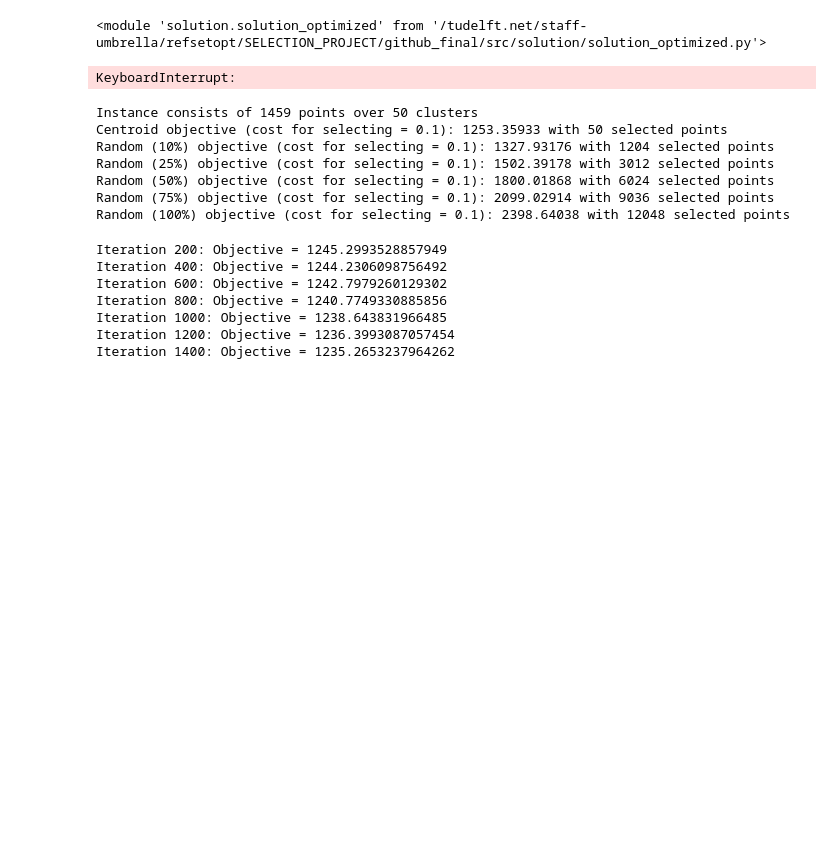
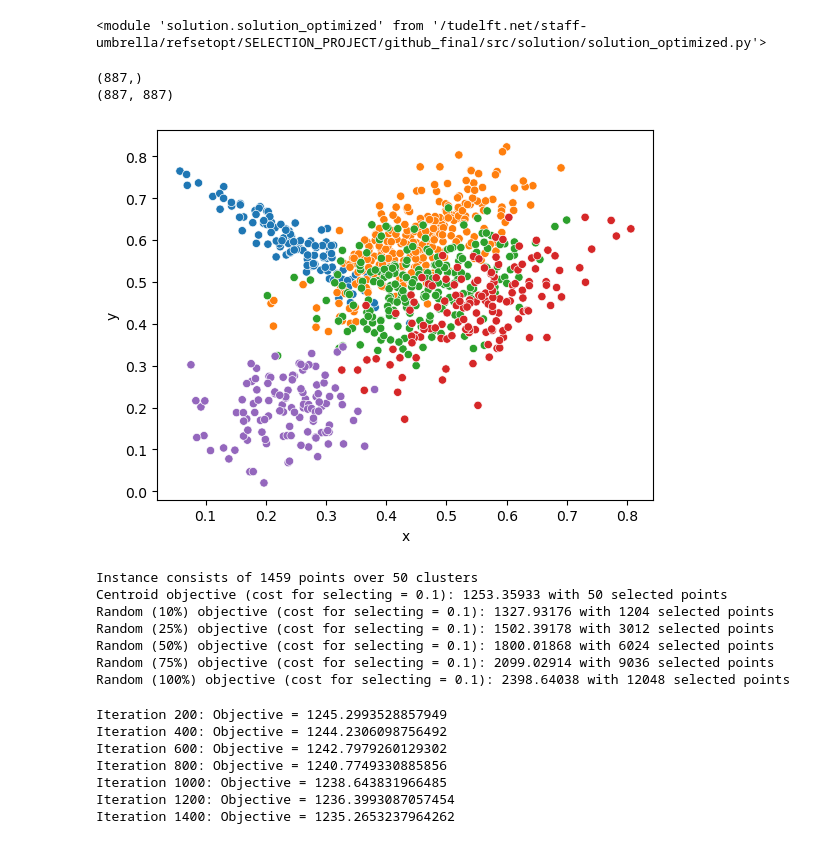
Before and after one commit to JaspervB-tud/FLoSSeq, a Jupyter notebook: src/sandbox2.ipynb, the cells around one changed output. Drawn from its saved outputs; the diff is of its cells as text; code cells hidden in the pictures; blank space fills up the shorter version.

```diff
--- a/src/sandbox2.ipynb
+++ b/src/sandbox2.ipynb
@@ -79,13 +79,15 @@ def generate_data(num_clusters: int, cluster_size: int = 5, random_size: bool =
 
     return df, np.array(clusters, dtype=np.int64), np.array(distances, dtype=np.float32)
 # %%
-df, clusters, distances = generate_data(num_clusters=50, random_size=True, lb=1, ub=500, max_dist=0.15)
+df, clusters, distances = generate_data(num_clusters=5, random_size=True, lb=100, ub=300, max_dist=0.9)
 sb.scatterplot(data=df, x="x", y="y", hue="clusters", legend=False)
 
 print(clusters.shape)
 print(distances.shape)
 # %% [output]
-KeyboardInterrupt:
+(887,)
+(887, 887)
+[figure, added]
 # %%
 solution_centroid = sol.Solution.generate_centroid_solution(distances, clusters, selection_cost=0.1)
 solution_random_10 = sol.Solution.generate_random_solution(distances, clusters, selection_cost=0.1, max_fraction=0.10, seed=1234)
```
Also changed, not shown: parts of 1 cell of this notebook, 1 other file.
